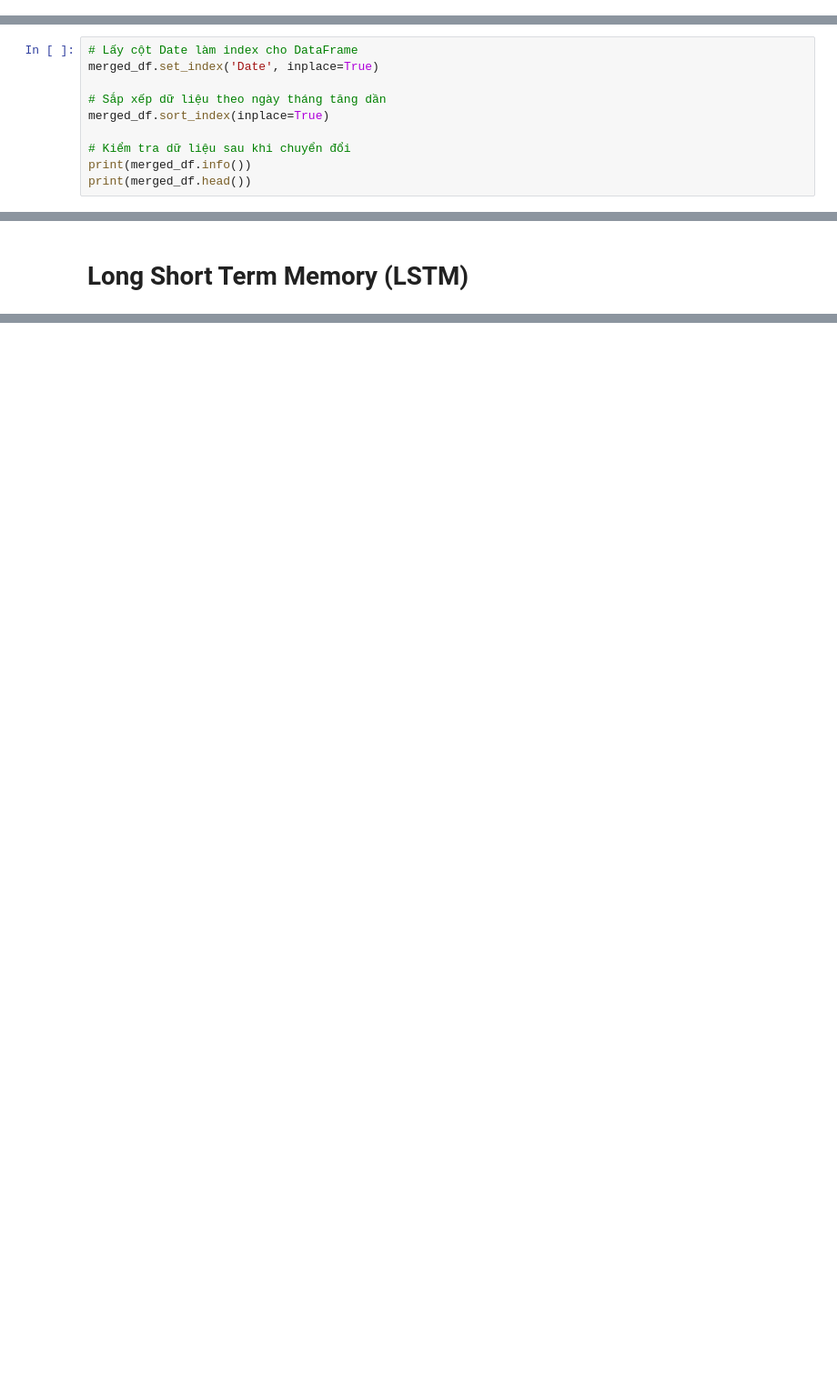
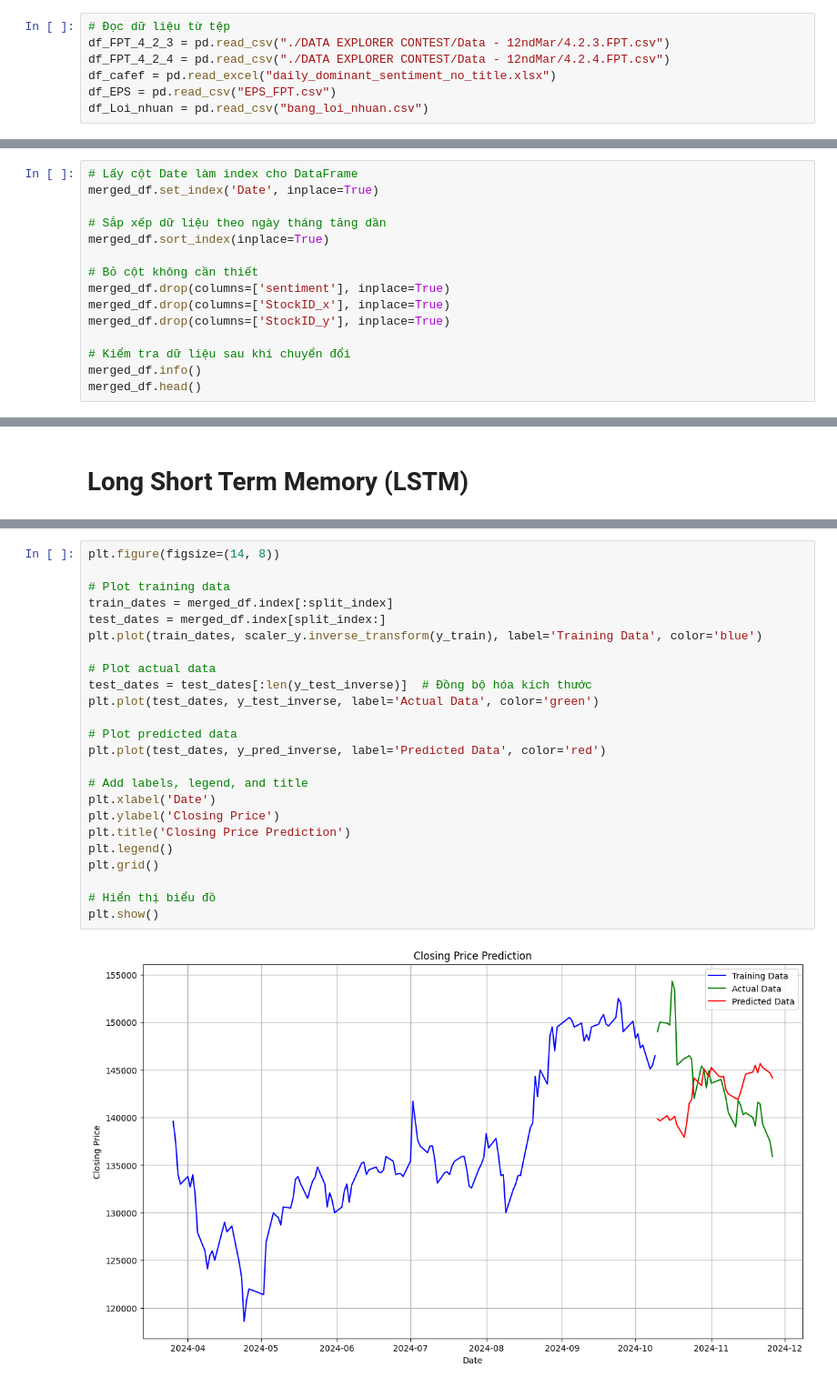
Before and after one commit to quanquan1406/Data_Explorer_2025, a Jupyter notebook: Train_model_FPT.ipynb, the cells around one changed output, grey strips where cells are left out. Shown: that part at 91% size. Saved outputs shown, nothing was run; the diff lists cells and outputs as text; blank space fills up the shorter version.

```diff
--- a/Train_model_FPT.ipynb
+++ b/Train_model_FPT.ipynb
@@ -30,0 +15,7 @@ merged_df.to_csv("data.csv", index=False)
+# %%
+# Đọc dữ liệu từ tệp
+df_FPT_4_2_3 = pd.read_csv("./DATA EXPLORER CONTEST/Data - 12ndMar/4.2.3.FPT.csv")
+df_FPT_4_2_4 = pd.read_csv("./DATA EXPLORER CONTEST/Data - 12ndMar/4.2.4.FPT.csv")
+df_cafef = pd.read_excel("daily_dominant_sentiment_no_title.xlsx")
+df_EPS = pd.read_csv("EPS_FPT.csv")
+df_Loi_nhuan = pd.read_csv("bang_loi_nhuan.csv")
@@ -35,9 +56,14 @@ merged_df.set_index('Date', inplace=True)
 # Sắp xếp dữ liệu theo ngày tháng tăng dần
 merged_df.sort_index(inplace=True)
 
+# Bỏ cột không cần thiết
+merged_df.drop(columns=['sentiment'], inplace=True)
+merged_df.drop(columns=['StockID_x'], inplace=True)
+merged_df.drop(columns=['StockID_y'], inplace=True)
+
 # Kiểm tra dữ liệu sau khi chuyển đổi
-print(merged_df.info())
-print(merged_df.head())
+merged_df.info()
+merged_df.head()
 # %% [output]
 <class 'pandas.core.frame.DataFrame'>
 DatetimeIndex: 240 entries, 2024-03-26 to 2025-03-12
@@ -161,3 +163,29 @@ plt.show()
+# %%
+plt.figure(figsize=(14, 8))
+
+# Plot training data
+train_dates = merged_df.index[:split_index]
+test_dates = merged_df.index[split_index:]
+plt.plot(train_dates, scaler_y.inverse_transform(y_train), label='Training Data', color='blue')
+
+# Plot actual data
+test_dates = test_dates[:len(y_test_inverse)]  # Đồng bộ hóa kích thước
+plt.plot(test_dates, y_test_inverse, label='Actual Data', color='green')
+
+# Plot predicted data
+plt.plot(test_dates, y_pred_inverse, label='Predicted Data', color='red')
+
+# Add labels, legend, and title
+plt.xlabel('Date')
+plt.ylabel('Closing Price')
+plt.title('Closing Price Prediction')
+plt.legend()
+plt.grid()
+
+# Hiển thị biểu đồ
+plt.show()
+# %% [output]
+[figure, added]
 # %%
 # --- In ra các giá trị thực tế sau khi inverse transform ---
 print("Giá trị thực tế (y_test_inverse):")
```
Also changed, not shown: parts of 23 cells of this notebook, 2 other files.
